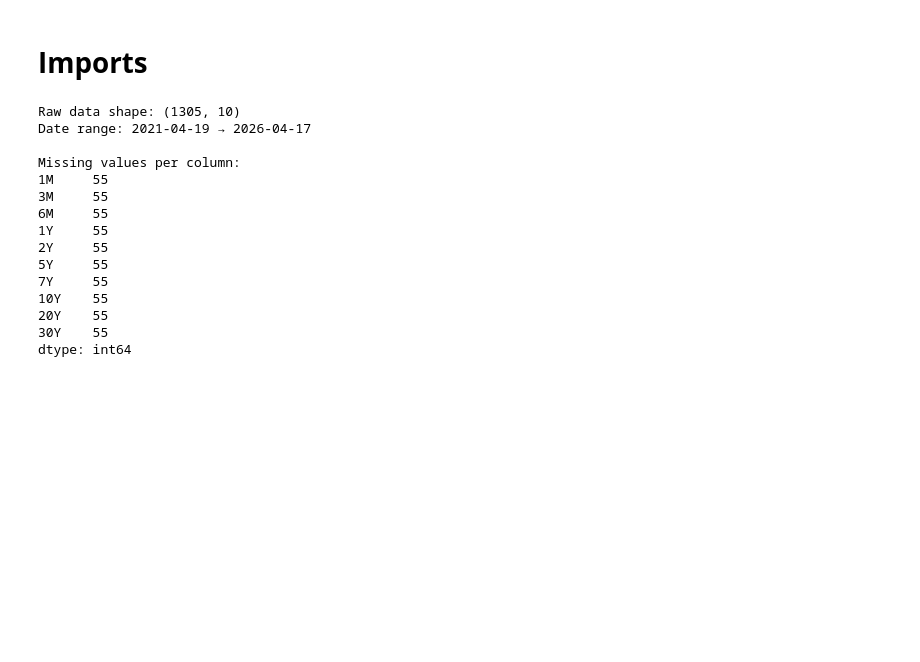
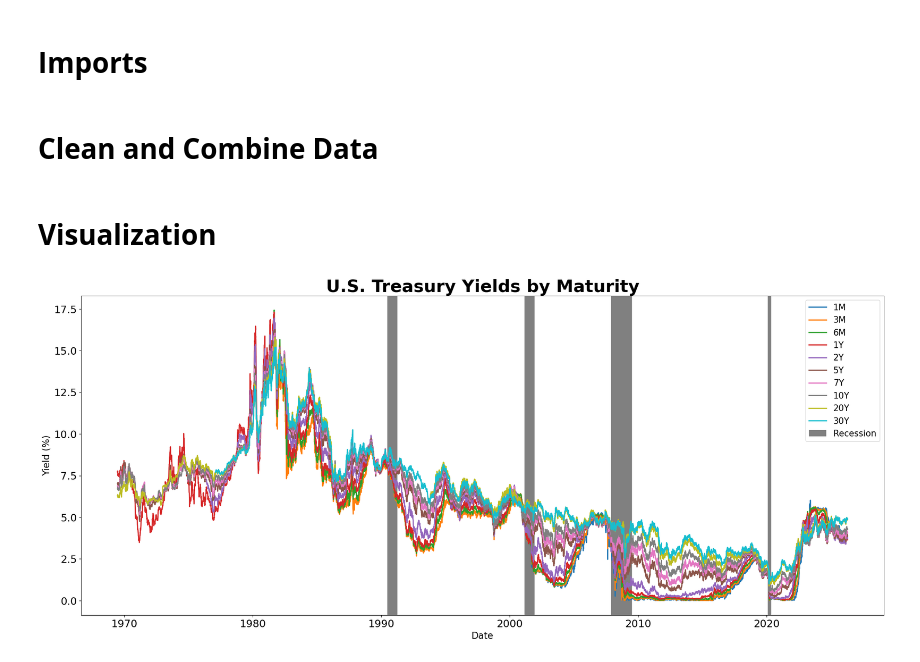
Before and after one commit to SahilB21/yieldcurvepca, a Jupyter notebook: yield_curve_analysis.ipynb, the cells around one changed output. Saved outputs shown, nothing was run; the diff lists cells and outputs as text; code cells hidden in the pictures; blank space fills up the shorter version.

Commit message:
Created a yield over time graph which also shows recessions

```diff
--- a/yield_curve_analysis.ipynb
+++ b/yield_curve_analysis.ipynb
@@ -15,6 +16,8 @@ import seaborn as sns
 
 from sklearn.preprocessing import StandardScaler
 from sklearn.decomposition import PCA
+# %% [markdown]
+# **Clean and Combine Data**
 # %%
 MATURITIES = {
     '1M':  'DGS1MO.csv',
@@ -42,7 +45,6 @@ def load_all_yields(maturity_dict):
     for label, filename in maturity_dict.items():
         individual_data = load_csv(filename, label)
         full_dataset.append(individual_data)
-
     combined_data = pd.concat(full_dataset, axis=1, join='outer')
     combined_data.index.name = 'Date'
     combined_data.sort_index(inplace=True)
@@ -51,23 +53,46 @@ def load_all_yields(maturity_dict):
 
 raw_data = load_all_yields(MATURITIES)
 
-print(f"Raw data shape: {raw_data.shape}")
-print(f"Date range: {raw_data.index.min().date()} → {raw_data.index.max().date()}")
-print(f"\nMissing values per column:")
-print(raw_data.isnull().sum())
+#print("Percent missing per column")
+#print(raw_data.isnull().sum() / len(raw_data) * 100)
+
+def clean_yields(data, max_consec_fill=5):
+    cleaned = data.ffill(limit=max_consec_fill)
+    cleaned.dropna(how='all', inplace=True)
+    threshold = len(cleaned.columns) // 2 # half the columns are NaN
+    cleaned.dropna(thresh=threshold, inplace=True)
+    return cleaned
+
+yields = clean_yields(raw_data)
+yields_only = yields.dropna()
-# %% [output]
-Raw data shape: (1305, 10)
-Date range: 2021-04-19 → 2026-04-17
-
-Missing values per column:
-1M     55
-3M     55
-6M     55
-1Y     55
-2Y     55
-5Y     55
-7Y     55
-10Y    55
-20Y    55
-30Y    55
-dtype: int64
+# %% [markdown]
+# **Visualization**
+# %%
+def yields_over_time(data):
+    # Wikipedia list of recessions that fall in the date range of dataset
+    recessions = [
+        ('1990-07-01', '1991-03-31'),
+        ('2001-03-01', '2001-11-30'),
+        ('2007-12-01', '2009-06-30'),
+        ('2020-02-01', '2020-04-30'),
+    ]
+    fig, ax = plt.subplots(figsize=(25, 10))
+
+    for col in data.columns:
+        ax.plot(data.index, data[col], linewidth=2, label=col)
+    for (start, end) in recessions:
+        ax.axvspan(pd.Timestamp(start), pd.Timestamp(end), color='gray', label='_nolegend_')
+
+    ax.tick_params(axis='both', labelsize=18)
+    recession_label = Patch(facecolor='gray', label='Recession')
+    ax.set_title('U.S. Treasury Yields by Maturity', fontsize=30, fontweight='bold')
+    ax.set_xlabel('Date', fontsize=16)
+    ax.set_ylabel('Yield (%)', fontsize=16)
+    ax.legend(handles=[*ax.lines, recession_label], loc='upper right', ncol=1, fontsize=15)
+    ax.xaxis.set_major_formatter(mdates.DateFormatter('%Y'))
+    plt.savefig('yields_over_time.png', dpi=150)
+    plt.show()
+
+yields_over_time(yields)
+# %% [output]
+[figure, added]
```
Also changed, not shown: parts of 1 cell of this notebook, 1 other file.
